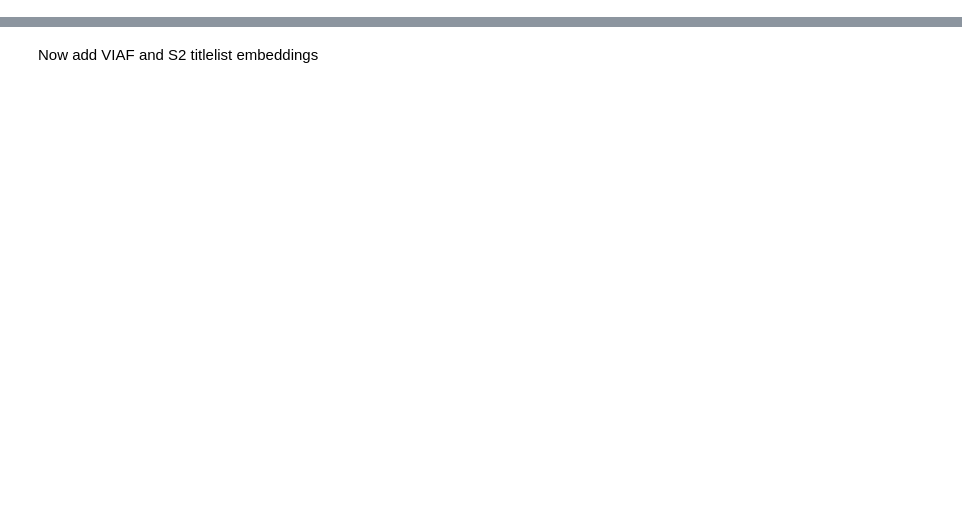
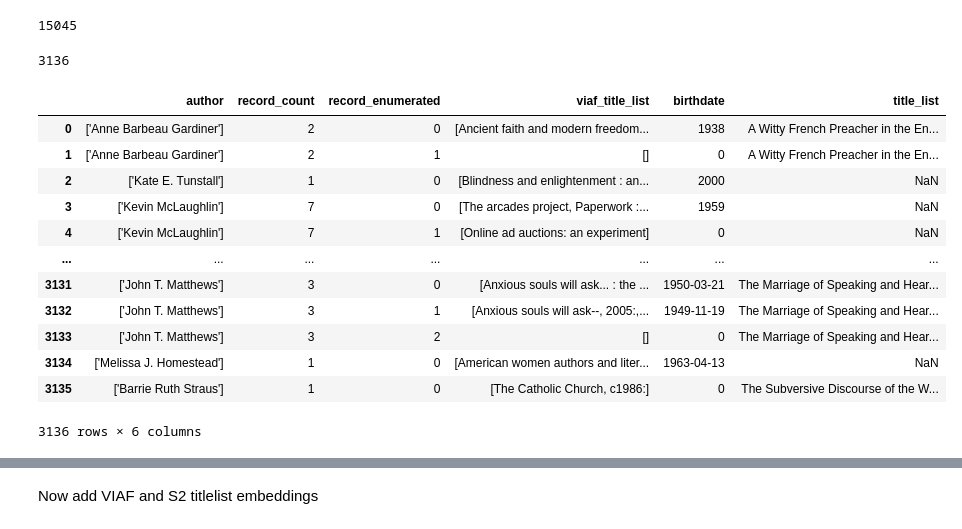
Before and after one commit to Historical-AI-Lab/novelty, a Jupyter notebook: becca/viaf_classifier_alldata.ipynb, the cells around one changed output, grey strips where cells are left out. Saved outputs shown, nothing was run; the diff lists cells and outputs as text; code cells hidden in the pictures; blank space fills up the shorter version.

```diff
--- a/becca/viaf_classifier_alldata.ipynb
+++ b/becca/viaf_classifier_alldata.ipynb
@@ -20,3 +156,5 @@ df['normalized_author'] = df['author'].apply(normalize_text)
+# %%
+df = expanded_df
 # %%
 #get the VIAF entries for all data
 def get_name(name):
@@ -139,0 +299,41 @@ df = result_df
+# %%
+import pandas as pd
+import os
+
+# Path to save the results
+results_file = 'search_results_2.csv'
+
+# Load existing results if the file exists
+if os.path.exists(results_file):
+    all_search_results_df = pd.read_csv(results_file)
+else:
+    all_search_results_df = pd.DataFrame()
+
+# Get the unique author names, skipping those already processed
+if not all_search_results_df.empty:
+    processed_authors = all_search_results_df['author'].unique()
+    unique_author_names = [name for name in unique_author_names if name not in processed_authors]
+
+# Chunk processing parameters
+chunk_size = 2000  # Adjust the size as needed
+total_authors = len(unique_author_names)
+
+# Process in chunks
+for i in range(0, total_authors, chunk_size):
+    chunk = unique_author_names[i:i + chunk_size]
+    all_search_results = []
+
+    for author_name in chunk:
+        search_results = search_author(author_name)
+        all_search_results.extend(search_results)
+
+    # Convert list of dictionaries to DataFrame
+    chunk_df = pd.DataFrame(all_search_results)
+
+    # Append to existing results
+    all_search_results_df = pd.concat([all_search_results_df, chunk_df], ignore_index=True)
+
+    # Save the updated results to the file
+    all_search_results_df.to_csv(results_file, index=False)
+
+    print(f"Processed authors {i + 1} to {min(i + chunk_size, total_authors)}")
@@ -139,0 +369,10 @@ df = result_df
+# %%
+
+len(unique_author_names
+    )
+# %% [output]
+15045
+# %%
+len(all_search_results)
+# %% [output]
+3136
@@ -139,0 +384,16 @@ df = result_df
+# %%
+all_search_results_df
+# %% [output]
+|  | author | record_count | record_enumerated | viaf_title_list | birthdate | title_list |
+| 0 | ['Anne Barbeau Gardiner'] | 2 | 0 | [Ancient faith and modern freedom... | 1938 | A Witty French Preacher in the En... |
+| 1 | ['Anne Barbeau Gardiner'] | 2 | 1 | [] | 0 | A Witty French Preacher in the En... |
+| 2 | ['Kate E. Tunstall'] | 1 | 0 | [Blindness and enlightenment : an... | 2000 | NaN |
+| 3 | ['Kevin McLaughlin'] | 7 | 0 | [The arcades project, Paperwork :... | 1959 | NaN |
+| 4 | ['Kevin McLaughlin'] | 7 | 1 | [Online ad auctions: an experiment] | 0 | NaN |
+| ... | ... | ... | ... | ... | ... | ... |
+| 3131 | ['John T. Matthews'] | 3 | 0 | [Anxious souls will ask... : the ... | 1950-03-21 | The Marriage of Speaking and Hear... |
+| 3132 | ['John T. Matthews'] | 3 | 1 | [Anxious souls will ask--, 2005:,... | 1949-11-19 | The Marriage of Speaking and Hear... |
+| 3133 | ['John T. Matthews'] | 3 | 2 | [] | 0 | The Marriage of Speaking and Hear... |
+| 3134 | ['Melissa J. Homestead'] | 1 | 0 | [American women authors and liter... | 1963-04-13 | NaN |
+| 3135 | ['Barrie Ruth Straus'] | 1 | 0 | [The Catholic Church, c1986:] | 0 | The Subversive Discourse of the W... |
+3136 rows × 6 columns
```
Also changed, not shown: parts of 32 cells of this notebook, 2 other files.
